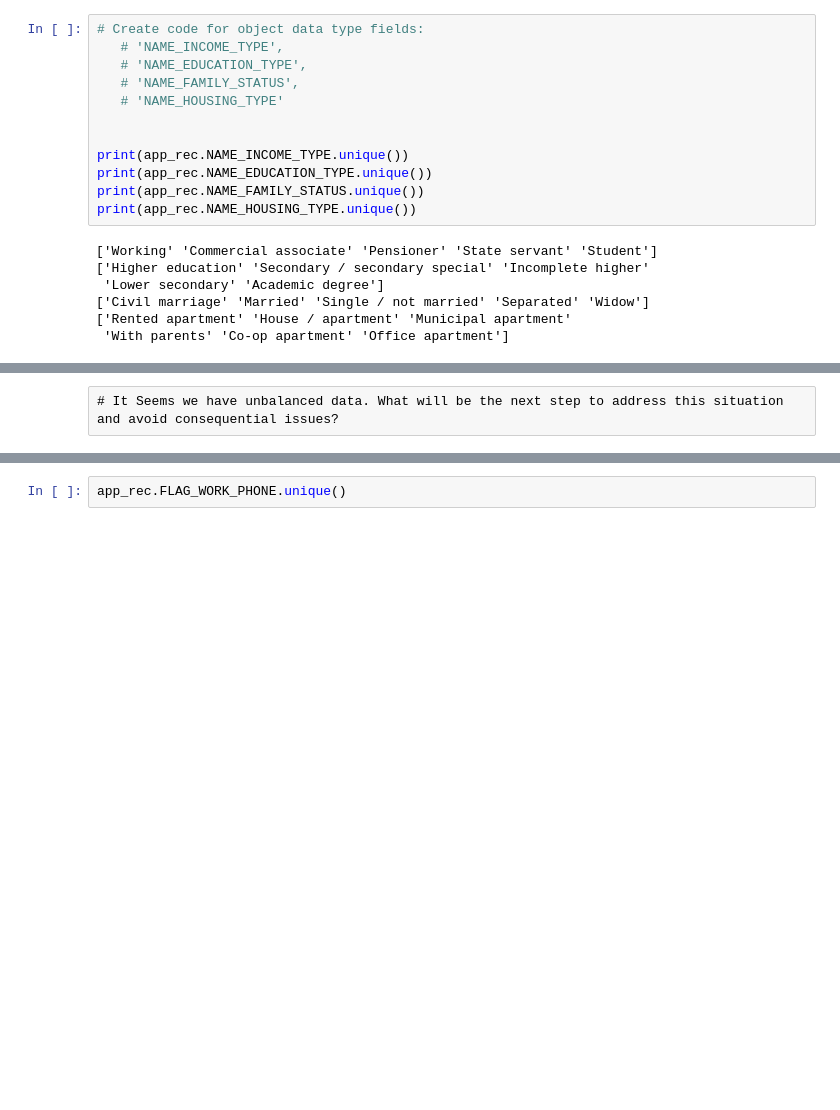
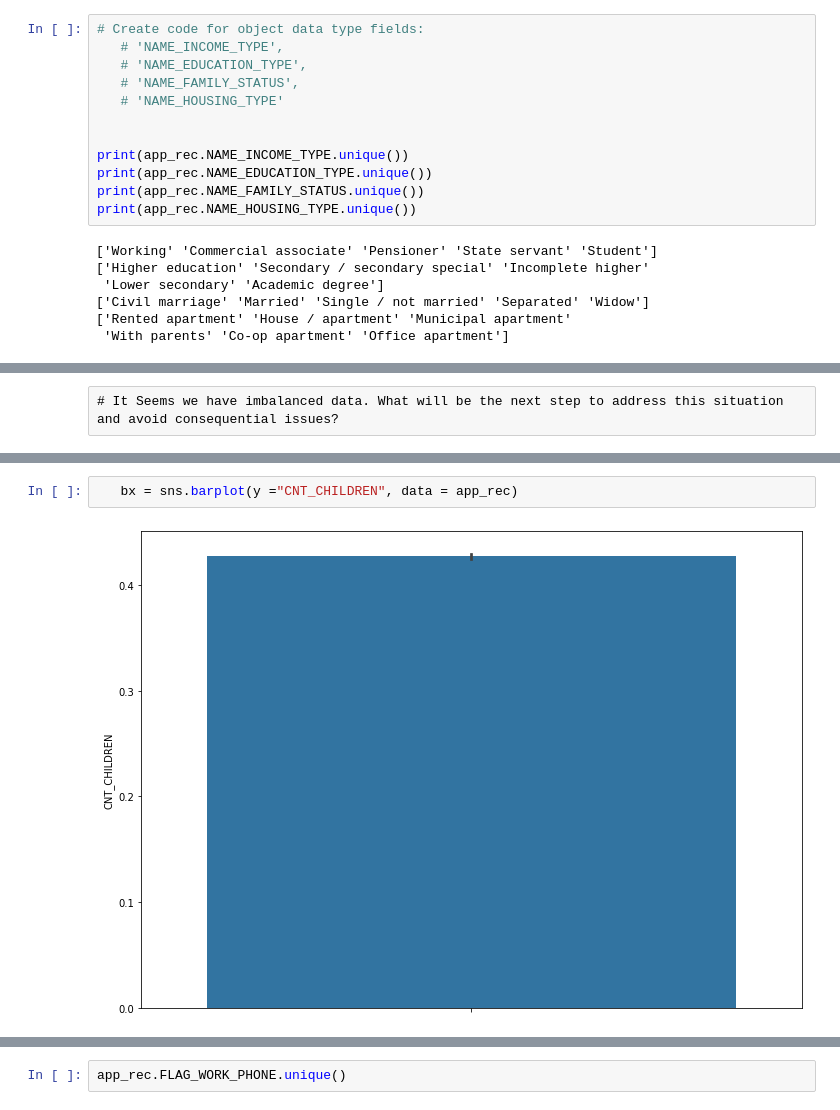
Before and after one commit to Davoodshahabi/Credit-Risk, a Jupyter notebook: credit_score_1.ipynb, the cells around one changed output, grey strips where cells are left out. Cells and saved outputs as stored; diff of their text form; blank space fills up the shorter version.

```diff
--- a/credit_score_1.ipynb
+++ b/credit_score_1.ipynb
@@ -107,7 +108,7 @@ for var in ['NAME_INCOME_TYPE',  'NAME_EDUCATION_TYPE', 'NAME_FAMILY_STATUS',  '
 [figure]
 [figure]
 # %% [raw]
-# It Seems we have unbalanced data. What will be the next step to address this situation and avoid consequential issues?
+# It Seems we have imbalanced data. What will be the next step to address this situation and avoid consequential issues?
 # %%
 #Check the Numeric fields
 app_rec.describe().T
@@ -123,4 +124,8 @@ app_rec.describe().T
 | FLAG_PHONE | 438557.0 | 2.877710e-01 | 0.452724 | 0.0 | 0.0 | 0.0 | 1.0 | 1.0 |
 | FLAG_EMAIL | 438557.0 | 1.082071e-01 | 0.310642 | 0.0 | 0.0 | 0.0 | 0.0 | 1.0 |
 | CNT_FAM_MEMBERS | 438557.0 | 2.194465e+00 | 0.897207 | 1.0 | 2.0 | 2.0 | 3.0 | 20.0 |
+# %%
+   bx = sns.barplot(y ="CNT_CHILDREN", data = app_rec)
+# %% [output]
+[figure, added]
 # %%
```
Also changed, not shown: parts of 2 cells of this notebook.
